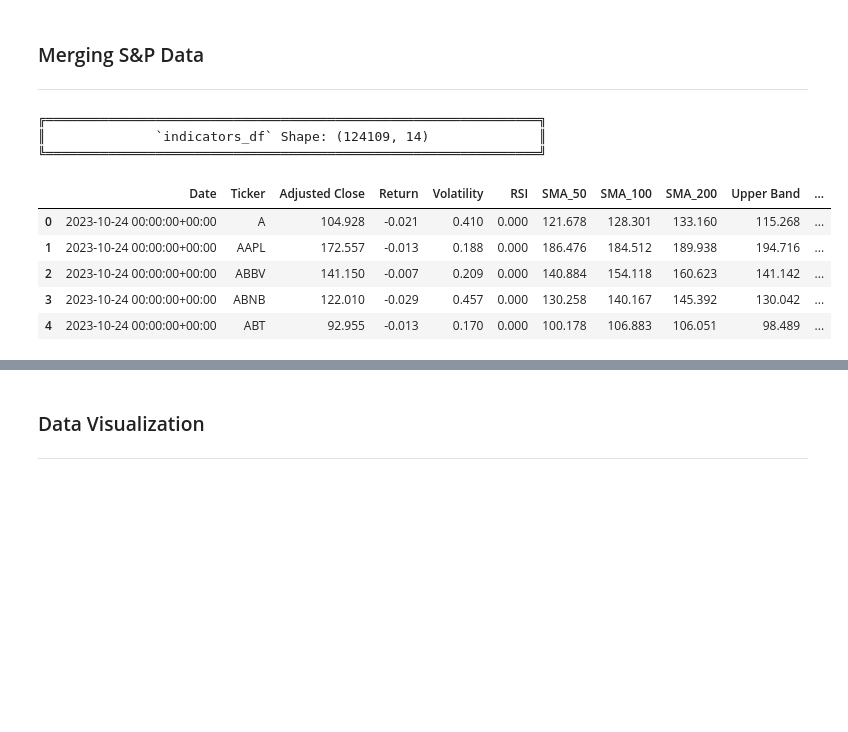
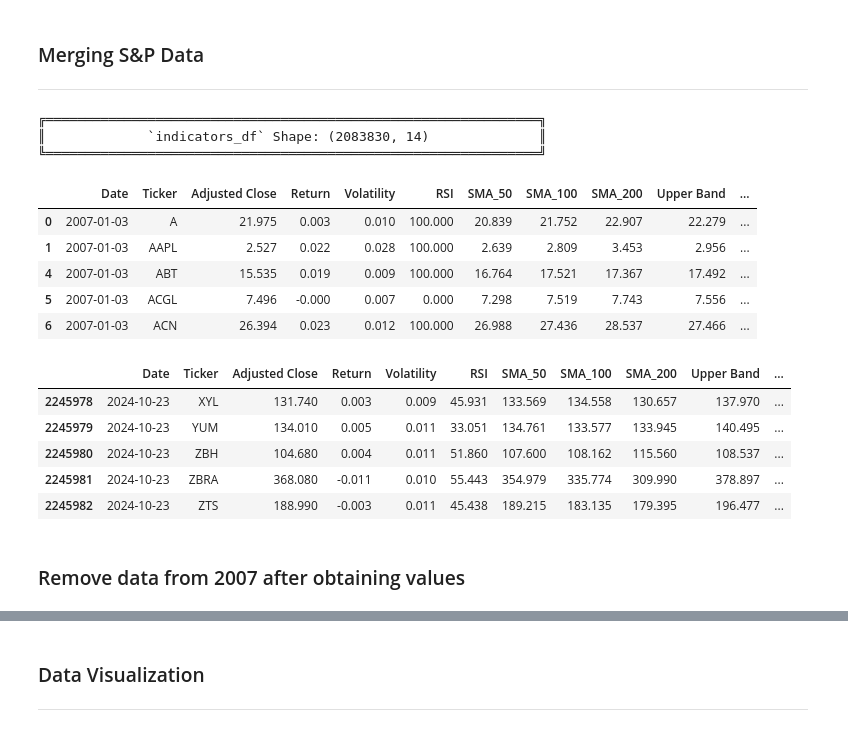
Before and after one commit to Corey-Holton/Group_project_2, a Jupyter notebook: main_stock_analysis.ipynb, the cells around one changed output, grey strips where cells are left out. Cells and saved outputs as stored; diff of their text form; code cells hidden in the pictures; blank space fills up the shorter version.

Commit message:
improved memory utilization for the main dataset.

```diff
--- a/main_stock_analysis.ipynb
+++ b/main_stock_analysis.ipynb
@@ -45,6 +45,9 @@ ___
 # Syntax: fetch_and_download_sp500_data(start_date="YYYY-MM-DD", end_date="YYYY-MM-DD")
 # To add an end date, put end_date="YYYY-MM-DD"
 
-data = fetch_and_download_sp500_data(start_date="2023-10-24")
+historical_data = fetch_and_download_sp500_data(start_date="2007-01-01")
+
+display(historical_data.head(2))
+display(historical_data.tail(2))
 # %% [output]
 [*********************100%***********************]  501 of 501 completed
@@ -76,8 +86,9 @@ todays_data = sp500_data_for_today(time="15:59:00")
 ║                       S&P 500 Data Downloaded Successfully... ║
 ╚═══════════════════════════════════════════════════════════════╝
 # %%
-data = pd.concat([data, todays_data], axis=0)
+data = pd.concat([historical_data, todays_data], axis=0)
 
 print("Shape:", data.shape)
-data.tail(15)
+display(data.head(10))
+display(data.tail(10))
 # %% [output]
@@ -289,40 +274,59 @@ actions = clean_feature_dataframes["actions"]
 # %%
 # Compile indicators into a single DataFrame
 length = len(data) * len(data.columns)
+
 indicators_df = pd.DataFrame({
     'Date': np.repeat(data.index, len(data.columns)),
     'Ticker': np.tile(data.columns, len(data)),
     'Adjusted Close': data.values.flatten(),
     'Return': returns.values.flatten(),
     'Volatility': daily_volatility.values.flatten(),
     'RSI': rsi.values.flatten(),
     'SMA_50': sma_50.values.flatten(),
     'SMA_100': sma_100.values.flatten(),
     'SMA_200': sma_200.values.flatten(),
     'Upper Band': upper_band.values.flatten(),
     'Lower Band': lower_band.values.flatten(),
     'Support': support.values.flatten(),
     'Resistance': resistance.values.flatten(),
     'Action': actions.values.flatten(),
-})
+},
+)
 
 # Replace inf values with NaN using an assignment
 indicators_df['Return'] = indicators_df['Return'].replace([np.inf, -np.inf], np.nan)
 
 # Drop NaN values
 indicators_df.dropna(subset=['Adjusted Close', 'Return', 'Volatility', 'RSI', 'SMA_50', 'SMA_100', 'SMA_200', 'Upper Band', 'Lower Band', 'Support', 'Resistance', 'Action'], inplace=True)
 
+# Convert to datetime (Without timezone)
+indicators_df['Date'] = pd.to_datetime(indicators_df['Date'], utc=True).dt.date
+indicators_df['Date'] = pd.to_datetime(indicators_df['Date'])
+
+# Optimize the DataFrame by converting data types to more memory-efficient types
+indicators_df[['Ticker', 'Action']] = indicators_df[['Ticker', 'Action']].astype('category')
+float_cols = indicators_df.select_dtypes(include=['float64']).columns
+indicators_df[float_cols] = indicators_df[float_cols].astype('float32')
+
 # Display DataFrame
 print_title(f"`indicators_df` Shape: {indicators_df.shape}")
 display(indicators_df.head())
 display(indicators_df.tail())
 # %% [output]
 ╔═══════════════════════════════════════════════════════════════╗
-║              `indicators_df` Shape: (124109, 14)              ║
+║             `indicators_df` Shape: (2083830, 14)              ║
 ╚═══════════════════════════════════════════════════════════════╝
 |  | Date | Ticker | Adjusted Close | Return | Volatility | RSI | SMA_50 | SMA_100 | SMA_200 | Upper Band | ... |
-| 0 | 2023-10-24 00:00:00+00:00 | A | 104.928 | -0.021 | 0.410 | 0.000 | 121.678 | 128.301 | 133.160 | 115.268 | ... |
-| 1 | 2023-10-24 00:00:00+00:00 | AAPL | 172.557 | -0.013 | 0.188 | 0.000 | 186.476 | 184.512 | 189.938 | 194.716 | ... |
-| 2 | 2023-10-24 00:00:00+00:00 | ABBV | 141.150 | -0.007 | 0.209 | 0.000 | 140.884 | 154.118 | 160.623 | 141.142 | ... |
-| 3 | 2023-10-24 00:00:00+00:00 | ABNB | 122.010 | -0.029 | 0.457 | 0.000 | 130.258 | 140.167 | 145.392 | 130.042 | ... |
-| 4 | 2023-10-24 00:00:00+00:00 | ABT | 92.955 | -0.013 | 0.170 | 0.000 | 100.178 | 106.883 | 106.051 | 98.489 | ... |
+| 0 | 2007-01-03 | A | 21.975 | 0.003 | 0.010 | 100.000 | 20.839 | 21.752 | 22.907 | 22.279 | ... |
+| 1 | 2007-01-03 | AAPL | 2.527 | 0.022 | 0.028 | 100.000 | 2.639 | 2.809 | 3.453 | 2.956 | ... |
+| 4 | 2007-01-03 | ABT | 15.535 | 0.019 | 0.009 | 100.000 | 16.764 | 17.521 | 17.367 | 17.492 | ... |
+| 5 | 2007-01-03 | ACGL | 7.496 | -0.000 | 0.007 | 0.000 | 7.298 | 7.519 | 7.743 | 7.556 | ... |
+| 6 | 2007-01-03 | ACN | 26.394 | 0.023 | 0.012 | 100.000 | 26.988 | 27.436 | 28.537 | 27.466 | ... |
+|  | Date | Ticker | Adjusted Close | Return | Volatility | RSI | SMA_50 | SMA_100 | SMA_200 | Upper Band | ... |
+| 2245978 | 2024-10-23 | XYL | 131.740 | 0.003 | 0.009 | 45.931 | 133.569 | 134.558 | 130.657 | 137.970 | ... |
+| 2245979 | 2024-10-23 | YUM | 134.010 | 0.005 | 0.011 | 33.051 | 134.761 | 133.577 | 133.945 | 140.495 | ... |
+| 2245980 | 2024-10-23 | ZBH | 104.680 | 0.004 | 0.011 | 51.860 | 107.600 | 108.162 | 115.560 | 108.537 | ... |
+| 2245981 | 2024-10-23 | ZBRA | 368.080 | -0.011 | 0.010 | 55.443 | 354.979 | 335.774 | 309.990 | 378.897 | ... |
+| 2245982 | 2024-10-23 | ZTS | 188.990 | -0.003 | 0.011 | 45.438 | 189.215 | 183.135 | 179.395 | 196.477 | ... |
+# %% [markdown]
+### Remove data from 2007 after obtaining values
```
Also changed, not shown: parts of 12 cells of this notebook, 2 other files.
